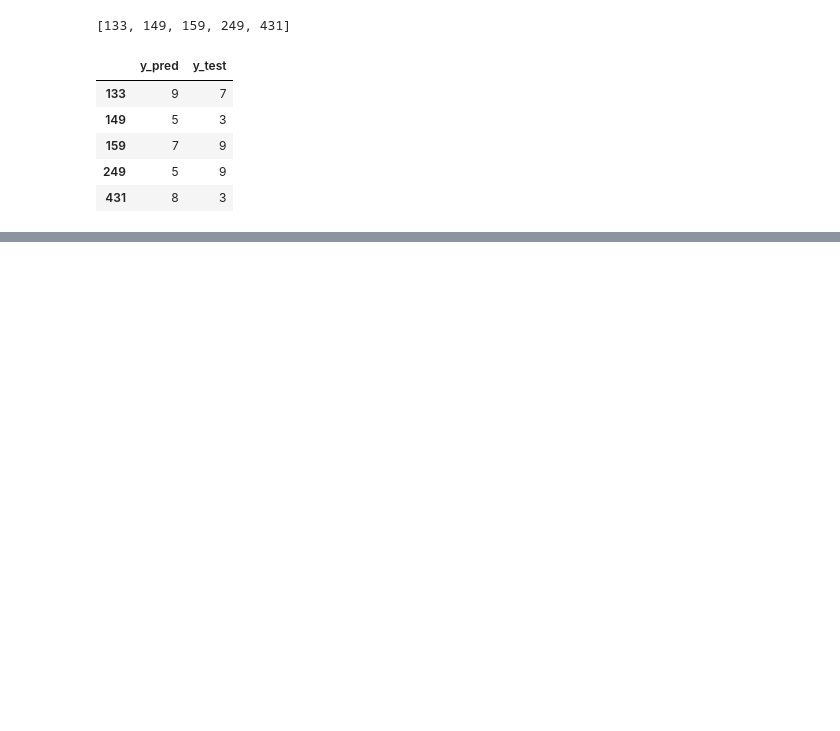
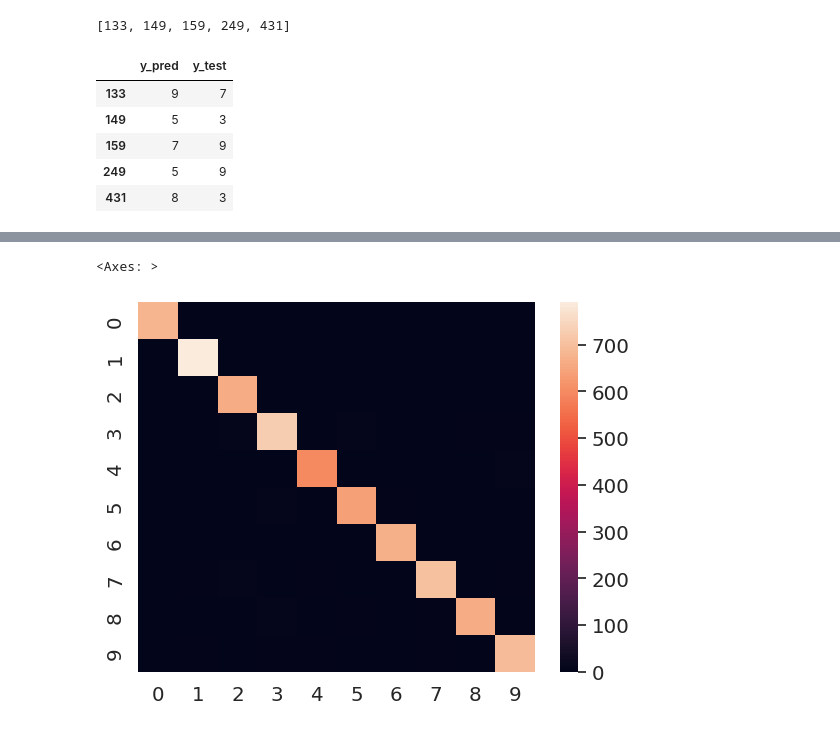
Before and after one commit to chrispi21/ml-bc, a Jupyter notebook: supervised/05_case_studies/01_digit_recognition.ipynb, the cells around one changed output, grey strips where cells are left out. Drawn from its saved outputs; the diff is of its cells as text; code cells hidden in the pictures; blank space fills up the shorter version.

```diff
--- a/supervised/05_case_studies/01_digit_recognition.ipynb
+++ b/supervised/05_case_studies/01_digit_recognition.ipynb
@@ -270,0 +267,14 @@ for idx, error_idx in enumerate(errors_idxs[:4]):
+# %%
+# importy
+
+import numpy as np
+import pandas as pd
+import matplotlib.pyplot as plt
+import seaborn as sns
+import plotly.figure_factory as ff
+from sklearn import datasets
+from sklearn.metrics import classification_report
+from sklearn.metrics import confusion_matrix
+
+sns.set(font_scale=1.3)
+np.random.seed(42)
@@ -270,0 +402,5 @@ for idx, error_idx in enumerate(errors_idxs[:4]):
+# %%
+sns.heatmap(cm)
+# %% [output]
+<Axes: >
+[figure, added]
```
Also changed, not shown: parts of 34 cells of this notebook.
